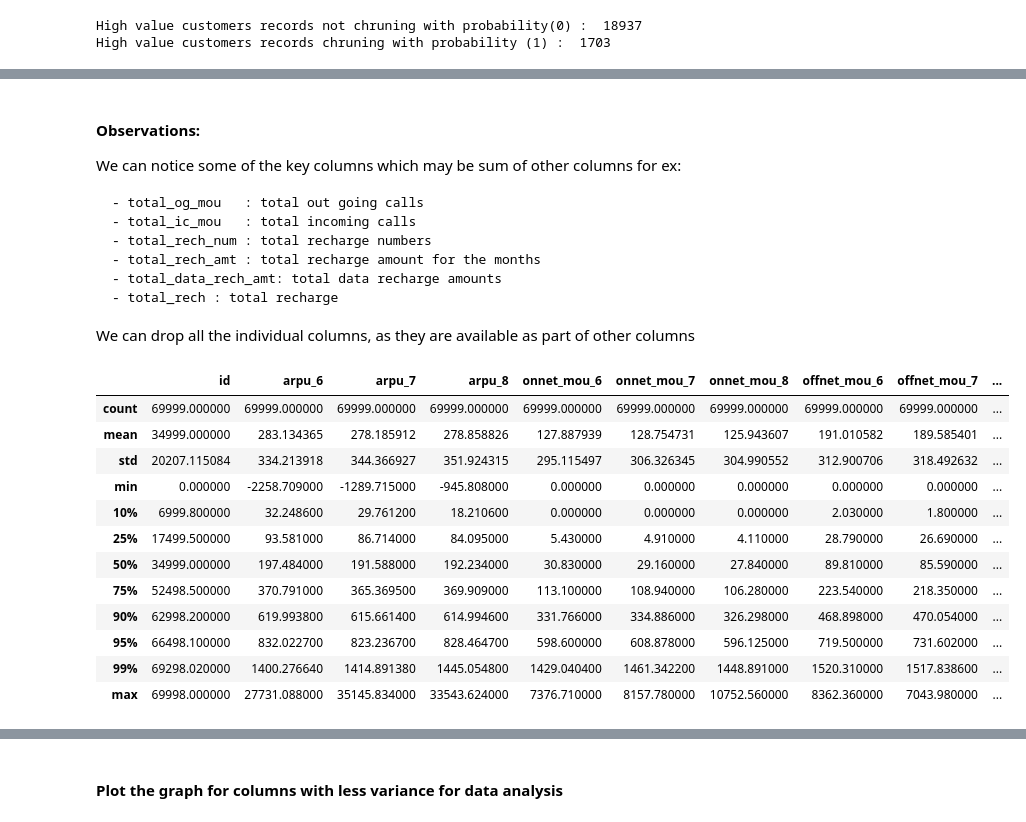
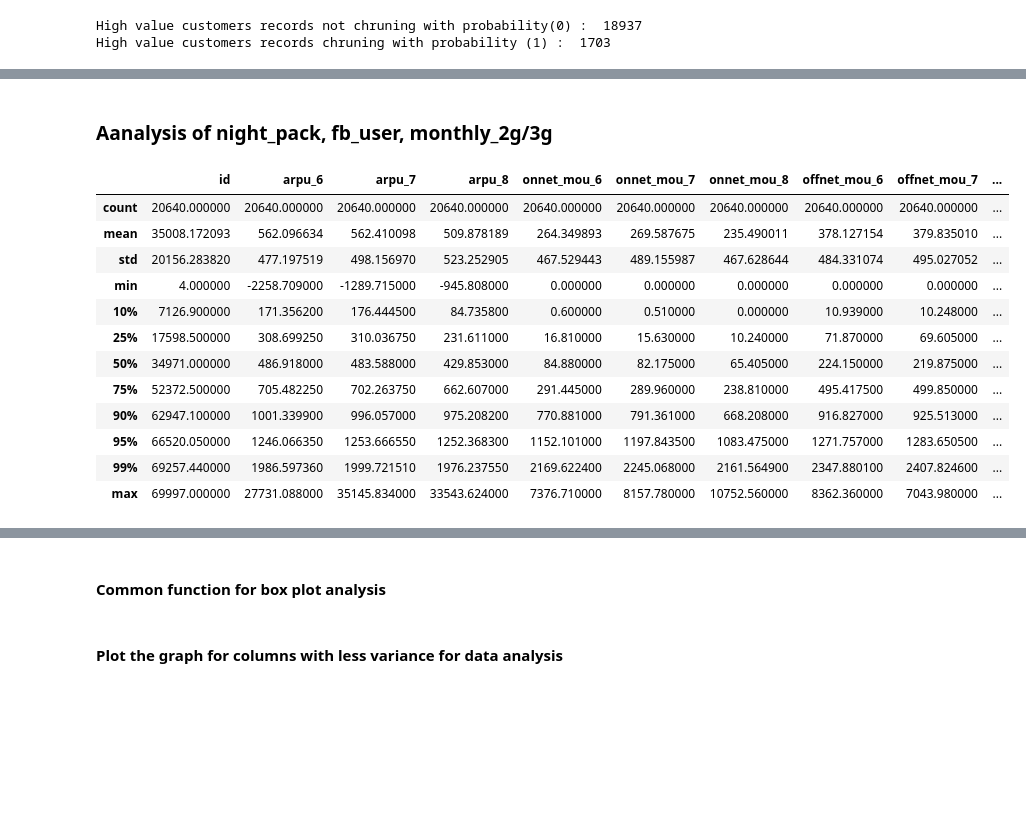
Before and after one commit to ps2420/telecom-churn-case-study, a Jupyter notebook: Pankaj_Singh_telecom_churn_case_Study.ipynb, the cells around one changed output, grey strips where cells are left out. Cells and saved outputs as stored; diff of their text form; code cells hidden in the pictures; blank space fills up the shorter version.

```diff
--- a/Pankaj_Singh_telecom_churn_case_Study.ipynb
+++ b/Pankaj_Singh_telecom_churn_case_Study.ipynb
@@ -628,32 +573,22 @@ filter_columns_with_prefix(telecom_data, 'total')
-# %% [markdown]
-#### Observations:
-We can notice some of the key columns which may be sum of other columns for ex:
-
-    - total_og_mou   : total out going calls
-    - total_ic_mou   : total incoming calls
-    - total_rech_num : total recharge numbers
-    - total_rech_amt : total recharge amount for the months
-    - total_data_rech_amt: total data recharge amounts
-    - total_rech : total recharge
-
-We can drop all the individual columns, as they are available as part of other columns
+# %% [markdown]
+### Aanalysis of night_pack, fb_user, monthly_2g/3g
 # %%
 # Check the column variance
-telecom_data.describe(percentiles=[.10,.25,.50,.75,.90,.95,.99])
+telecom_data_hv.describe(percentiles=[.10,.25,.50,.75,.90,.95,.99])
 # %% [output]
 |  | id | arpu_6 | arpu_7 | arpu_8 | onnet_mou_6 | onnet_mou_7 | onnet_mou_8 | offnet_mou_6 | offnet_mou_7 | ... |
-| count | 69999.000000 | 69999.000000 | 69999.000000 | 69999.000000 | 69999.000000 | 69999.000000 | 69999.000000 | 69999.000000 | 69999.000000 | ... |
-| mean | 34999.000000 | 283.134365 | 278.185912 | 278.858826 | 127.887939 | 128.754731 | 125.943607 | 191.010582 | 189.585401 | ... |
-| std | 20207.115084 | 334.213918 | 344.366927 | 351.924315 | 295.115497 | 306.326345 | 304.990552 | 312.900706 | 318.492632 | ... |
-| min | 0.000000 | -2258.709000 | -1289.715000 | -945.808000 | 0.000000 | 0.000000 | 0.000000 | 0.000000 | 0.000000 | ... |
-| 10% | 6999.800000 | 32.248600 | 29.761200 | 18.210600 | 0.000000 | 0.000000 | 0.000000 | 2.030000 | 1.800000 | ... |
-| 25% | 17499.500000 | 93.581000 | 86.714000 | 84.095000 | 5.430000 | 4.910000 | 4.110000 | 28.790000 | 26.690000 | ... |
-| 50% | 34999.000000 | 197.484000 | 191.588000 | 192.234000 | 30.830000 | 29.160000 | 27.840000 | 89.810000 | 85.590000 | ... |
-| 75% | 52498.500000 | 370.791000 | 365.369500 | 369.909000 | 113.100000 | 108.940000 | 106.280000 | 223.540000 | 218.350000 | ... |
-| 90% | 62998.200000 | 619.993800 | 615.661400 | 614.994600 | 331.766000 | 334.886000 | 326.298000 | 468.898000 | 470.054000 | ... |
-| 95% | 66498.100000 | 832.022700 | 823.236700 | 828.464700 | 598.600000 | 608.878000 | 596.125000 | 719.500000 | 731.602000 | ... |
-| 99% | 69298.020000 | 1400.276640 | 1414.891380 | 1445.054800 | 1429.040400 | 1461.342200 | 1448.891000 | 1520.310000 | 1517.838600 | ... |
-| max | 69998.000000 | 27731.088000 | 35145.834000 | 33543.624000 | 7376.710000 | 8157.780000 | 10752.560000 | 8362.360000 | 7043.980000 | ... |
+| count | 20640.000000 | 20640.000000 | 20640.000000 | 20640.000000 | 20640.000000 | 20640.000000 | 20640.000000 | 20640.000000 | 20640.000000 | ... |
+| mean | 35008.172093 | 562.096634 | 562.410098 | 509.878189 | 264.349893 | 269.587675 | 235.490011 | 378.127154 | 379.835010 | ... |
+| std | 20156.283820 | 477.197519 | 498.156970 | 523.252905 | 467.529443 | 489.155987 | 467.628644 | 484.331074 | 495.027052 | ... |
+| min | 4.000000 | -2258.709000 | -1289.715000 | -945.808000 | 0.000000 | 0.000000 | 0.000000 | 0.000000 | 0.000000 | ... |
+| 10% | 7126.900000 | 171.356200 | 176.444500 | 84.735800 | 0.600000 | 0.510000 | 0.000000 | 10.939000 | 10.248000 | ... |
+| 25% | 17598.500000 | 308.699250 | 310.036750 | 231.611000 | 16.810000 | 15.630000 | 10.240000 | 71.870000 | 69.605000 | ... |
+| 50% | 34971.000000 | 486.918000 | 483.588000 | 429.853000 | 84.880000 | 82.175000 | 65.405000 | 224.150000 | 219.875000 | ... |
+| 75% | 52372.500000 | 705.482250 | 702.263750 | 662.607000 | 291.445000 | 289.960000 | 238.810000 | 495.417500 | 499.850000 | ... |
+| 90% | 62947.100000 | 1001.339900 | 996.057000 | 975.208200 | 770.881000 | 791.361000 | 668.208000 | 916.827000 | 925.513000 | ... |
+| 95% | 66520.050000 | 1246.066350 | 1253.666550 | 1252.368300 | 1152.101000 | 1197.843500 | 1083.475000 | 1271.757000 | 1283.650500 | ... |
+| 99% | 69257.440000 | 1986.597360 | 1999.721510 | 1976.237550 | 2169.622400 | 2245.068000 | 2161.564900 | 2347.880100 | 2407.824600 | ... |
+| max | 69997.000000 | 27731.088000 | 35145.834000 | 33543.624000 | 7376.710000 | 8157.780000 | 10752.560000 | 8362.360000 | 7043.980000 | ... |
 # %%
 # Check the unique values across each column to find the variation in dataset
 telecom_data_hv.nunique()
@@ -675,6 +610,8 @@ total_rech_6           3339
 total_rech_7           3511
 total_rech_8           3431
 dtype: int64
+# %% [markdown]
+#### Common function for box plot analysis
 # %%
 # Boxplot for categorical variables to see how they are related to sales price.
 def box_plot_analysis(data_frame, vars_cat):
```
Also changed, not shown: parts of 100 cells of this notebook.
